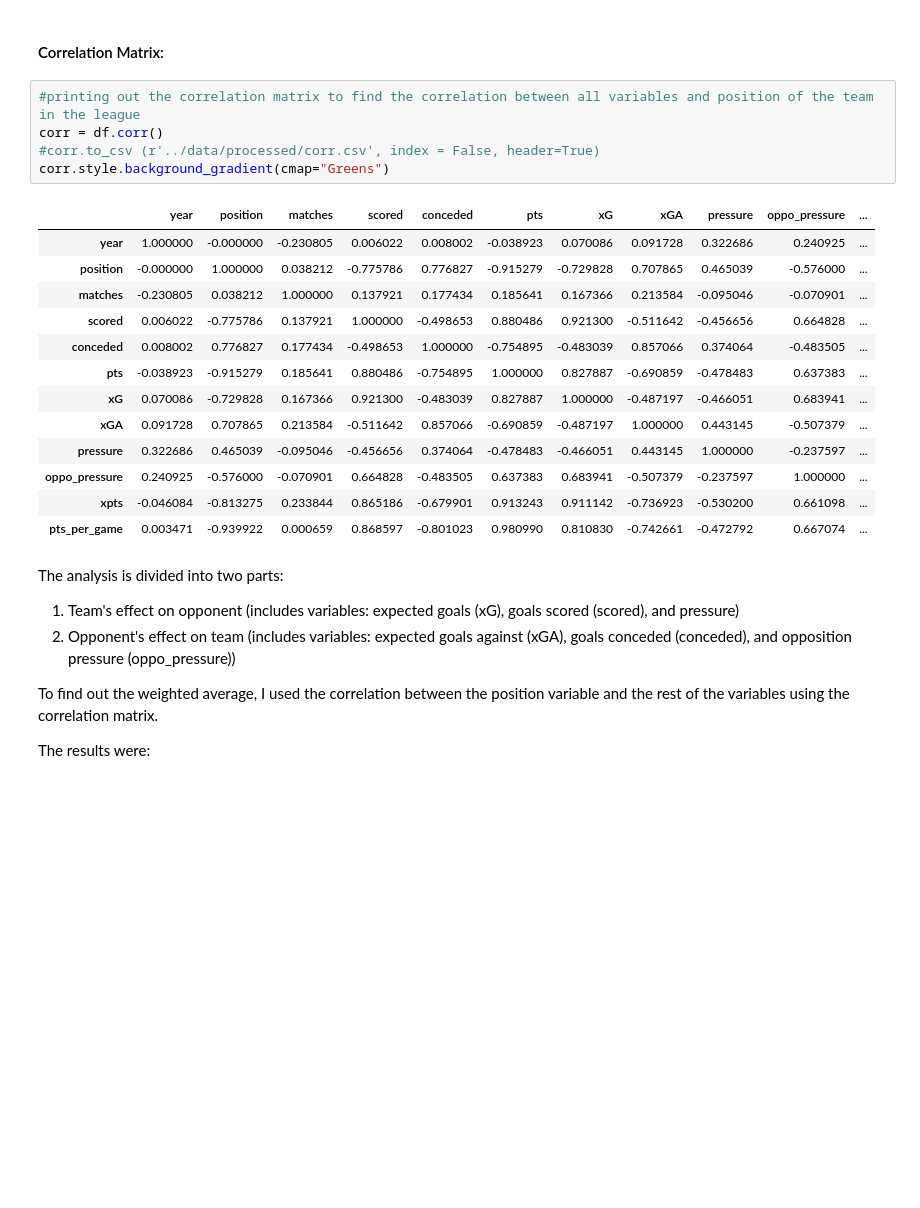
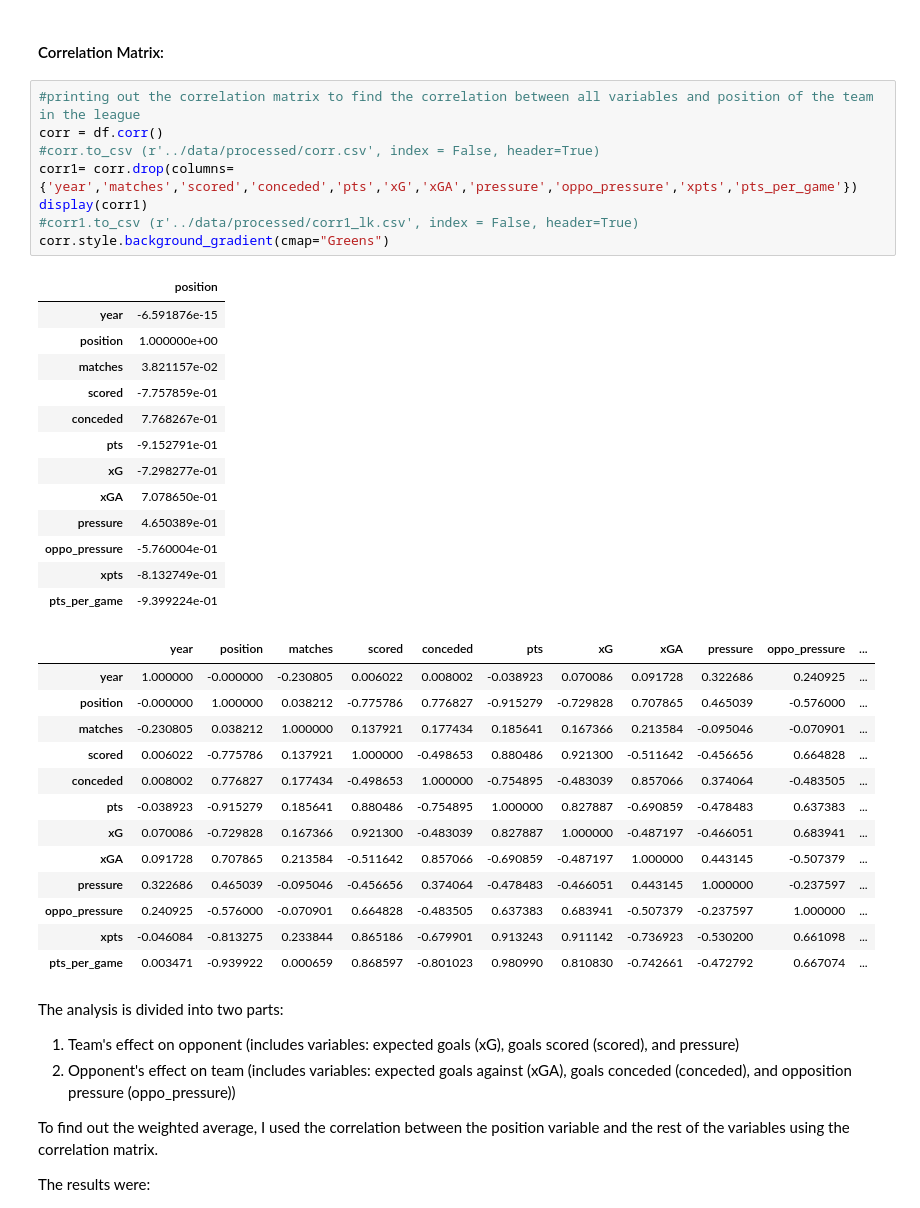
Before and after one commit to data301-2021-summer2/football-metrics-analysis, a Jupyter notebook: analysis/Final_Unified_Analysis.ipynb, the cells around one changed output. Drawn from its saved outputs; the diff is of its cells as text; blank space fills up the shorter version.

```diff
--- a/analysis/Final_Unified_Analysis.ipynb
+++ b/analysis/Final_Unified_Analysis.ipynb
@@ -343,22 +347,38 @@ plt.show()
 # %%
 #printing out the correlation matrix to find the correlation between all variables and position of the team in the league
 corr = df.corr()
 #corr.to_csv (r'../data/processed/corr.csv', index = False, header=True)
+corr1= corr.drop(columns={'year','matches','scored','conceded','pts','xG','xGA','pressure','oppo_pressure','xpts','pts_per_game'})
+display(corr1)
+#corr1.to_csv (r'../data/processed/corr1_lk.csv', index = False, header=True)
 corr.style.background_gradient(cmap="Greens")
 # %% [output]
-|  | year | position | matches | scored | conceded | pts | xG | xGA | pressure | oppo_pressure | ... |
-| year | 1.000000 | -0.000000 | -0.230805 | 0.006022 | 0.008002 | -0.038923 | 0.070086 | 0.091728 | 0.322686 | 0.240925 | ... |
-| position | -0.000000 | 1.000000 | 0.038212 | -0.775786 | 0.776827 | -0.915279 | -0.729828 | 0.707865 | 0.465039 | -0.576000 | ... |
-| matches | -0.230805 | 0.038212 | 1.000000 | 0.137921 | 0.177434 | 0.185641 | 0.167366 | 0.213584 | -0.095046 | -0.070901 | ... |
-| scored | 0.006022 | -0.775786 | 0.137921 | 1.000000 | -0.498653 | 0.880486 | 0.921300 | -0.511642 | -0.456656 | 0.664828 | ... |
-| conceded | 0.008002 | 0.776827 | 0.177434 | -0.498653 | 1.000000 | -0.754895 | -0.483039 | 0.857066 | 0.374064 | -0.483505 | ... |
-| pts | -0.038923 | -0.915279 | 0.185641 | 0.880486 | -0.754895 | 1.000000 | 0.827887 | -0.690859 | -0.478483 | 0.637383 | ... |
-| xG | 0.070086 | -0.729828 | 0.167366 | 0.921300 | -0.483039 | 0.827887 | 1.000000 | -0.487197 | -0.466051 | 0.683941 | ... |
-| xGA | 0.091728 | 0.707865 | 0.213584 | -0.511642 | 0.857066 | -0.690859 | -0.487197 | 1.000000 | 0.443145 | -0.507379 | ... |
-| pressure | 0.322686 | 0.465039 | -0.095046 | -0.456656 | 0.374064 | -0.478483 | -0.466051 | 0.443145 | 1.000000 | -0.237597 | ... |
-| oppo_pressure | 0.240925 | -0.576000 | -0.070901 | 0.664828 | -0.483505 | 0.637383 | 0.683941 | -0.507379 | -0.237597 | 1.000000 | ... |
-| xpts | -0.046084 | -0.813275 | 0.233844 | 0.865186 | -0.679901 | 0.913243 | 0.911142 | -0.736923 | -0.530200 | 0.661098 | ... |
-| pts_per_game | 0.003471 | -0.939922 | 0.000659 | 0.868597 | -0.801023 | 0.980990 | 0.810830 | -0.742661 | -0.472792 | 0.667074 | ... |
+|  | position |
+| year | -6.591876e-15 |
+| position | 1.000000e+00 |
+| matches | 3.821157e-02 |
+| scored | -7.757859e-01 |
+| conceded | 7.768267e-01 |
+| pts | -9.152791e-01 |
+| xG | -7.298277e-01 |
+| xGA | 7.078650e-01 |
+| pressure | 4.650389e-01 |
+| oppo_pressure | -5.760004e-01 |
+| xpts | -8.132749e-01 |
+| pts_per_game | -9.399224e-01 |
+|  | year | position | matches | scored | conceded | pts | xG | xGA | pressure | oppo_pressure | ... |
+| year | 1.000000 | -0.000000 | -0.230805 | 0.006022 | 0.008002 | -0.038923 | 0.070086 | 0.091728 | 0.322686 | 0.240925 | ... |
+| position | -0.000000 | 1.000000 | 0.038212 | -0.775786 | 0.776827 | -0.915279 | -0.729828 | 0.707865 | 0.465039 | -0.576000 | ... |
+| matches | -0.230805 | 0.038212 | 1.000000 | 0.137921 | 0.177434 | 0.185641 | 0.167366 | 0.213584 | -0.095046 | -0.070901 | ... |
+| scored | 0.006022 | -0.775786 | 0.137921 | 1.000000 | -0.498653 | 0.880486 | 0.921300 | -0.511642 | -0.456656 | 0.664828 | ... |
+| conceded | 0.008002 | 0.776827 | 0.177434 | -0.498653 | 1.000000 | -0.754895 | -0.483039 | 0.857066 | 0.374064 | -0.483505 | ... |
+| pts | -0.038923 | -0.915279 | 0.185641 | 0.880486 | -0.754895 | 1.000000 | 0.827887 | -0.690859 | -0.478483 | 0.637383 | ... |
+| xG | 0.070086 | -0.729828 | 0.167366 | 0.921300 | -0.483039 | 0.827887 | 1.000000 | -0.487197 | -0.466051 | 0.683941 | ... |
+| xGA | 0.091728 | 0.707865 | 0.213584 | -0.511642 | 0.857066 | -0.690859 | -0.487197 | 1.000000 | 0.443145 | -0.507379 | ... |
+| pressure | 0.322686 | 0.465039 | -0.095046 | -0.456656 | 0.374064 | -0.478483 | -0.466051 | 0.443145 | 1.000000 | -0.237597 | ... |
+| oppo_pressure | 0.240925 | -0.576000 | -0.070901 | 0.664828 | -0.483505 | 0.637383 | 0.683941 | -0.507379 | -0.237597 | 1.000000 | ... |
+| xpts | -0.046084 | -0.813275 | 0.233844 | 0.865186 | -0.679901 | 0.913243 | 0.911142 | -0.736923 | -0.530200 | 0.661098 | ... |
+| pts_per_game | 0.003471 | -0.939922 | 0.000659 | 0.868597 | -0.801023 | 0.980990 | 0.810830 | -0.742661 | -0.472792 | 0.667074 | ... |
 # %% [markdown]
 The analysis is divided into two parts:
 1) Team's effect on opponent (includes variables: expected goals (xG), goals scored (scored), and pressure)
```
Also changed, not shown: parts of 2 cells of this notebook, 2 other files.
